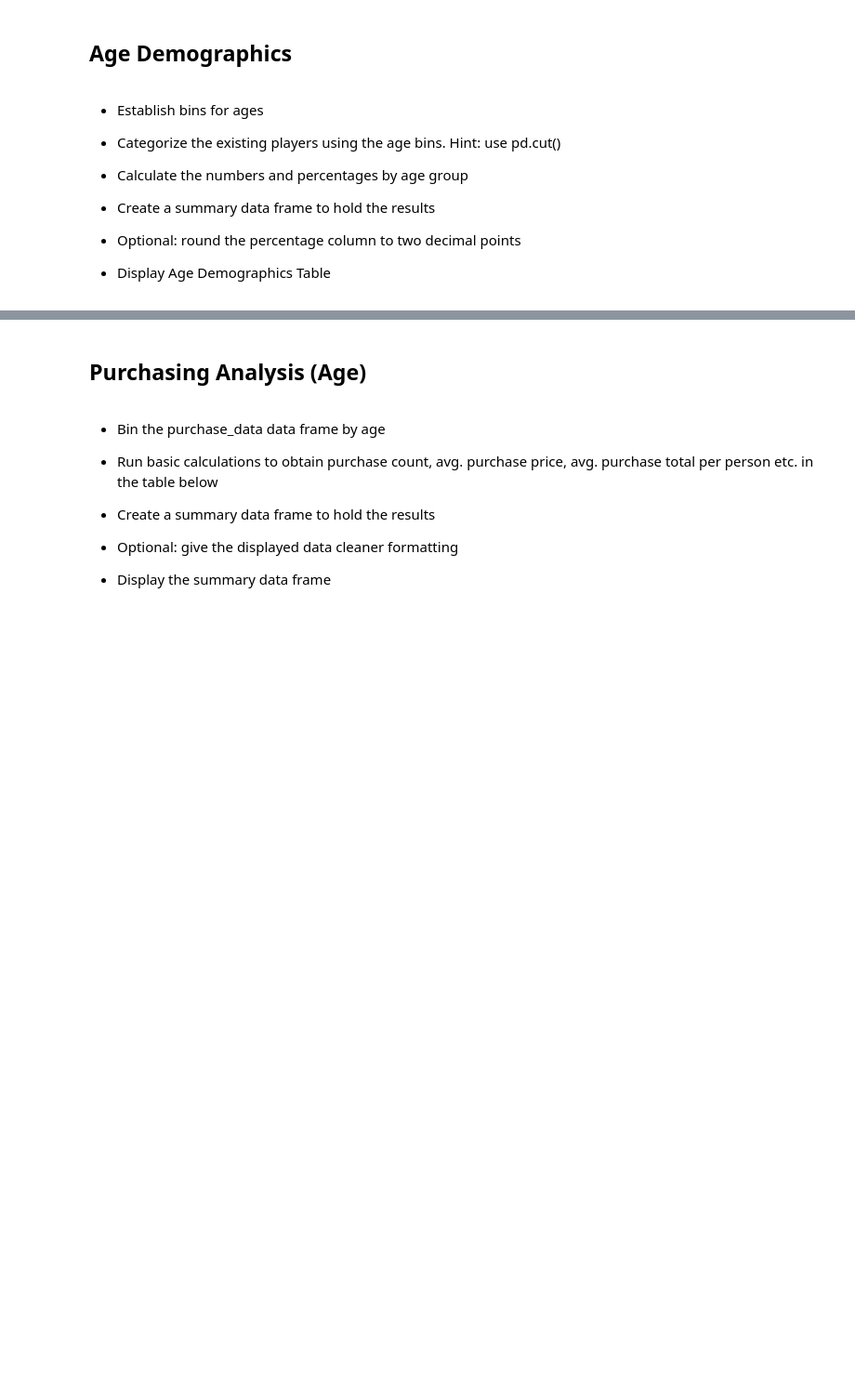
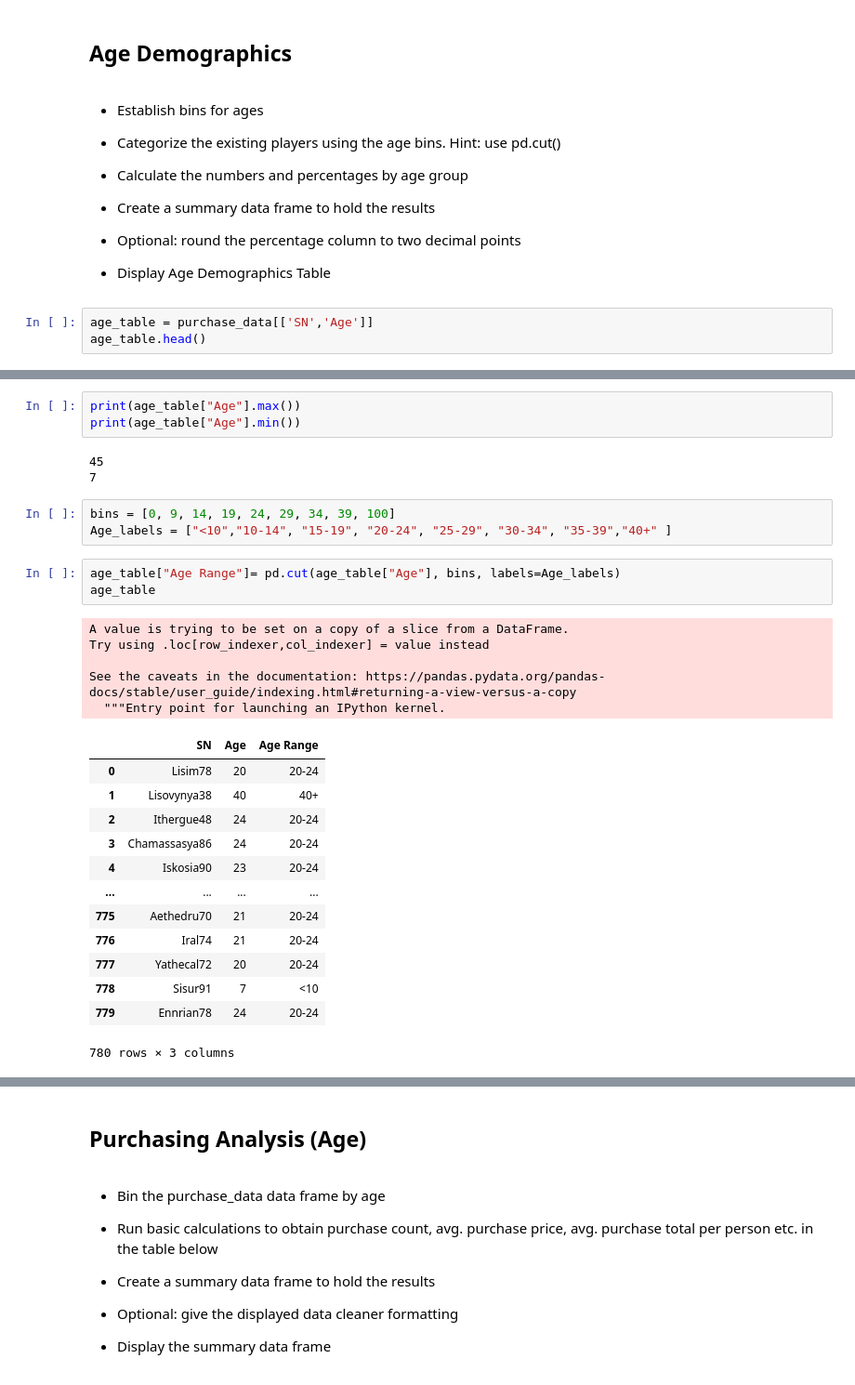
Before and after one commit to robertoj-coder/pandas-challenge, a Jupyter notebook: HeroesOfPymoli/HeroesOfPymoli_starter.ipynb, the cells around one changed output, grey strips where cells are left out. Shown at 93% size. Drawn from its saved outputs; the diff is of its cells as text; blank space fills up the shorter version.

```diff
--- a/HeroesOfPymoli/HeroesOfPymoli_starter.ipynb
+++ b/HeroesOfPymoli/HeroesOfPymoli_starter.ipynb
@@ -280,3 +280,6 @@ purchasing_analysis.head()
 
 
 * Display Age Demographics Table
+# %%
+age_table = purchase_data[['SN','Age']]
+age_table.head()
@@ -282,0 +293,31 @@ purchasing_analysis.head()
+# %%
+print(age_table["Age"].max())
+print(age_table["Age"].min())
+# %% [output]
+45
+7
+# %%
+bins = [0, 9, 14, 19, 24, 29, 34, 39, 100]
+Age_labels = ["<10","10-14", "15-19", "20-24", "25-29", "30-34", "35-39","40+" ]
+# %%
+age_table["Age Range"]= pd.cut(age_table["Age"], bins, labels=Age_labels)
+age_table
+# %% [output]
+A value is trying to be set on a copy of a slice from a DataFrame.
+Try using .loc[row_indexer,col_indexer] = value instead
+
+See the caveats in the documentation: https://pandas.pydata.org/pandas-docs/stable/user_guide/indexing.html#returning-a-view-versus-a-copy
+  """Entry point for launching an IPython kernel.
+|  | SN | Age | Age Range |
+| 0 | Lisim78 | 20 | 20-24 |
+| 1 | Lisovynya38 | 40 | 40+ |
+| 2 | Ithergue48 | 24 | 20-24 |
+| 3 | Chamassasya86 | 24 | 20-24 |
+| 4 | Iskosia90 | 23 | 20-24 |
+| ... | ... | ... | ... |
+| 775 | Aethedru70 | 21 | 20-24 |
+| 776 | Iral74 | 21 | 20-24 |
+| 777 | Yathecal72 | 20 | 20-24 |
+| 778 | Sisur91 | 7 | <10 |
+| 779 | Ennrian78 | 24 | 20-24 |
+780 rows × 3 columns
```
Also changed, not shown: parts of 20 cells of this notebook.
